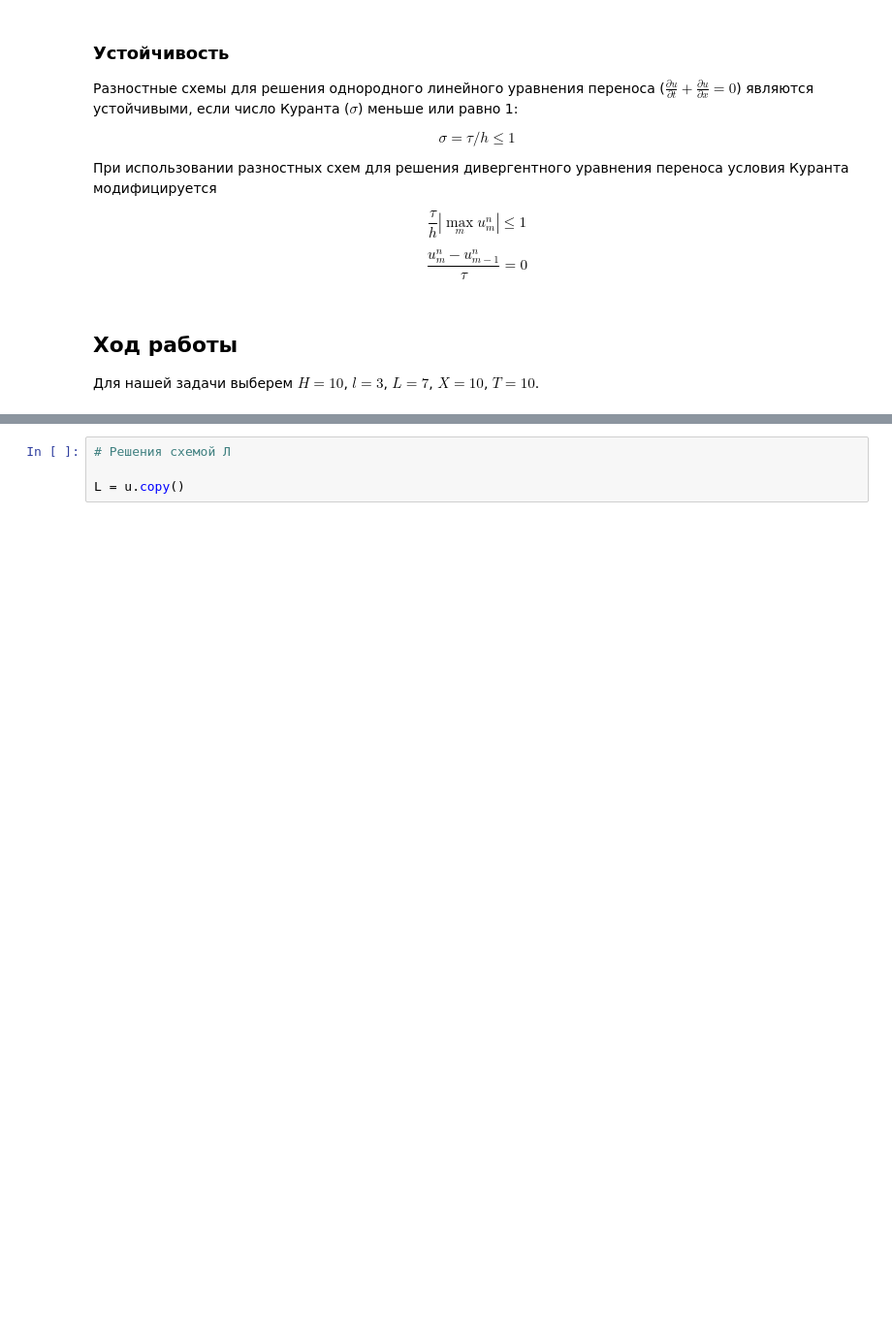
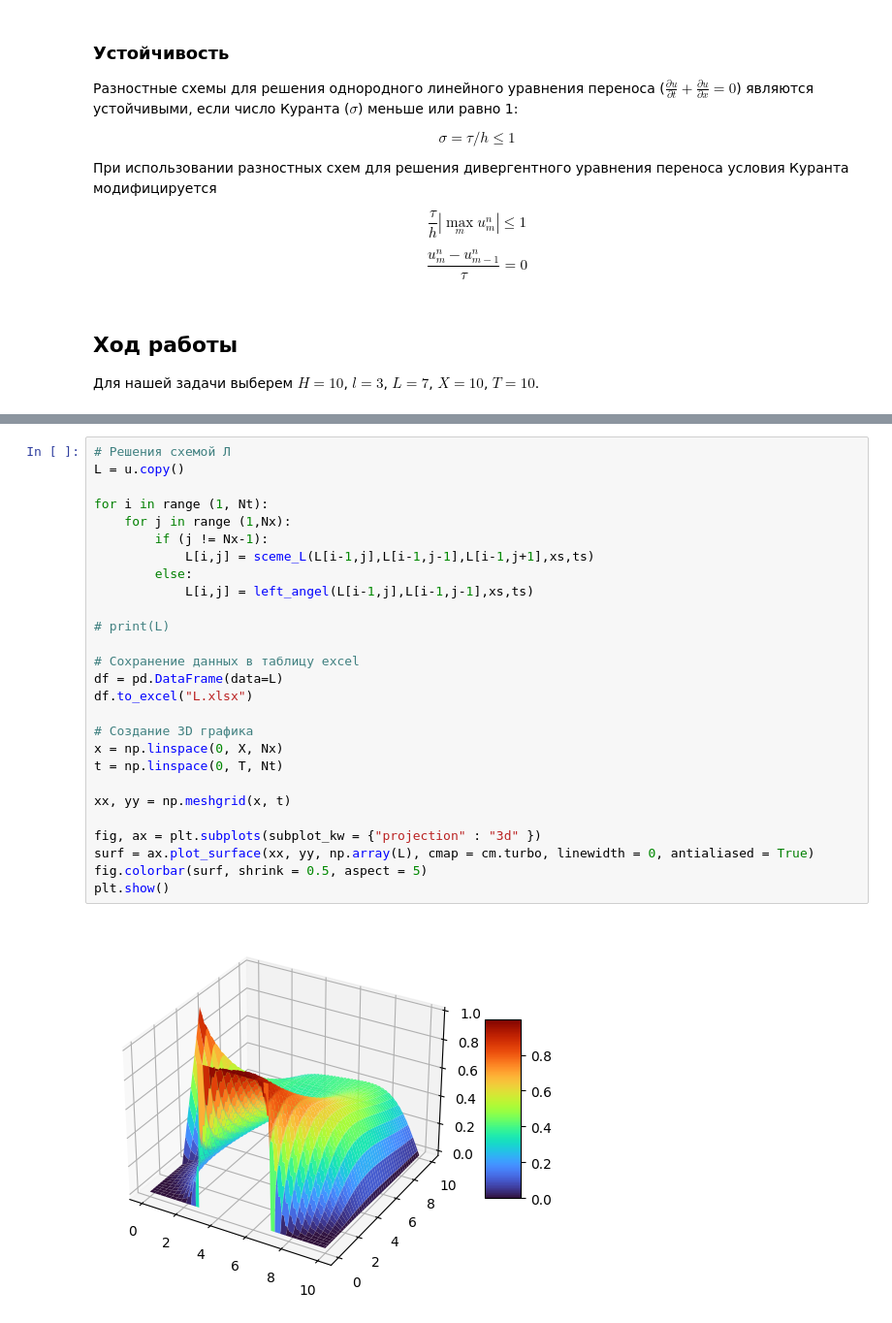
Before and after one commit to Ger0r0r/Course_labwork_CompMath, a Jupyter notebook: main.ipynb, the cells around one changed output, grey strips where cells are left out. Shown at 97% size. Cells and saved outputs as stored; diff of their text form; blank space fills up the shorter version.

Commit message:
add sceme L

```diff
--- a/main.ipynb
+++ b/main.ipynb
@@ -166,4 +146,29 @@ plt.show()
-# %%
-# Решения схемой Л
-
-L = u.copy()
+# %%
+# Решения схемой Л
+L = u.copy()
+
+for i in range (1, Nt):
+	for j in range (1,Nx):
+		if (j != Nx-1):
+			L[i,j] = sceme_L(L[i-1,j],L[i-1,j-1],L[i-1,j+1],xs,ts)
+		else:
+			L[i,j] = left_angel(L[i-1,j],L[i-1,j-1],xs,ts)
+
+# print(L)
+
+# Сохранение данных в таблицу excel
+df = pd.DataFrame(data=L)
+df.to_excel("L.xlsx")
+
+# Создание 3D графика
+x = np.linspace(0, X, Nx)
+t = np.linspace(0, T, Nt)
+
+xx, yy = np.meshgrid(x, t)
+
+fig, ax = plt.subplots(subplot_kw = {"projection" : "3d" })
+surf = ax.plot_surface(xx, yy, np.array(L), cmap = cm.turbo, linewidth = 0, antialiased = True)
+fig.colorbar(surf, shrink = 0.5, aspect = 5)
+plt.show()
+# %% [output]
+[figure, added]
```
Also changed, not shown: parts of 3 cells of this notebook, 1 other file.
